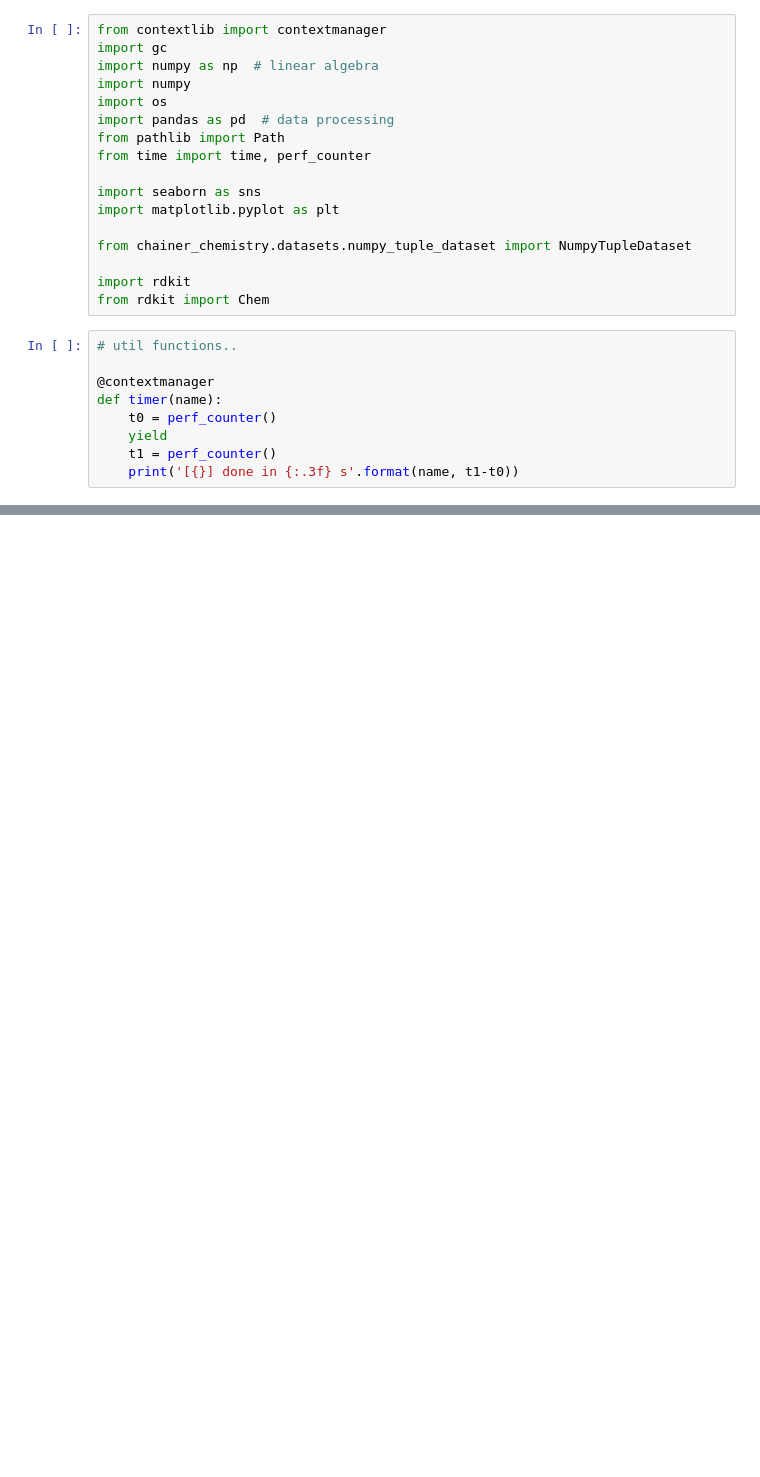
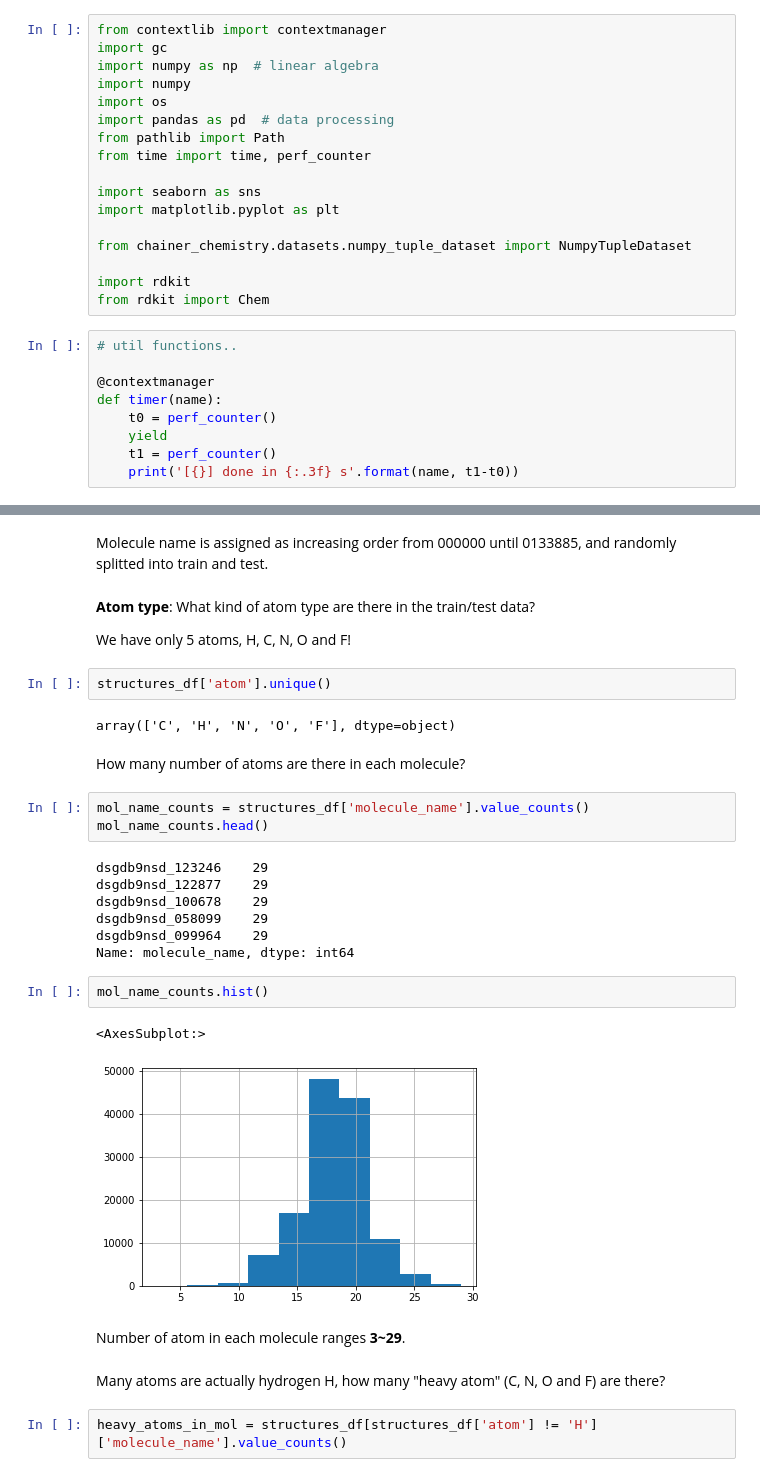
Before and after one commit to JIPiration/GNNZeroToAll, a Jupyter notebook: codes/predicting-molecular-properties/eda-and-graph-nn-baseline-modeling.ipynb, the cells around one changed output, grey strips where cells are left out. Cells and saved outputs as stored; diff of their text form; blank space fills up the shorter version.

```diff
--- a/codes/predicting-molecular-properties/eda-and-graph-nn-baseline-modeling.ipynb
+++ b/codes/predicting-molecular-properties/eda-and-graph-nn-baseline-modeling.ipynb
@@ -412,0 +806,33 @@ def AC2BO(AC, atomicNumList, charge, charged_fragments, quick):
+# %% [markdown]
+Molecule name is assigned as increasing order from 000000 until 0133885, and randomly splitted into train and test.
+# %% [markdown]
+**Atom type**: What kind of atom type are there in the train/test data?
+
+We have only 5 atoms, H, C, N, O and F!
+# %%
+structures_df['atom'].unique()
+# %% [output]
+array(['C', 'H', 'N', 'O', 'F'], dtype=object)
+# %% [markdown]
+How many number of atoms are there in each molecule?
+# %%
+mol_name_counts = structures_df['molecule_name'].value_counts()
+mol_name_counts.head()
+# %% [output]
+dsgdb9nsd_123246    29
+dsgdb9nsd_122877    29
+dsgdb9nsd_100678    29
+dsgdb9nsd_058099    29
+dsgdb9nsd_099964    29
+Name: molecule_name, dtype: int64
+# %%
+mol_name_counts.hist()
+# %% [output]
+<AxesSubplot:>
+[figure, added]
+# %% [markdown]
+Number of atom in each molecule ranges **3~29**.
+# %% [markdown]
+Many atoms are actually hydrogen H, how many "heavy atom" (C, N, O and F) are there?
+# %%
+heavy_atoms_in_mol = structures_df[structures_df['atom'] != 'H']['molecule_name'].value_counts()
```
Also changed, not shown: parts of 56 cells of this notebook.
